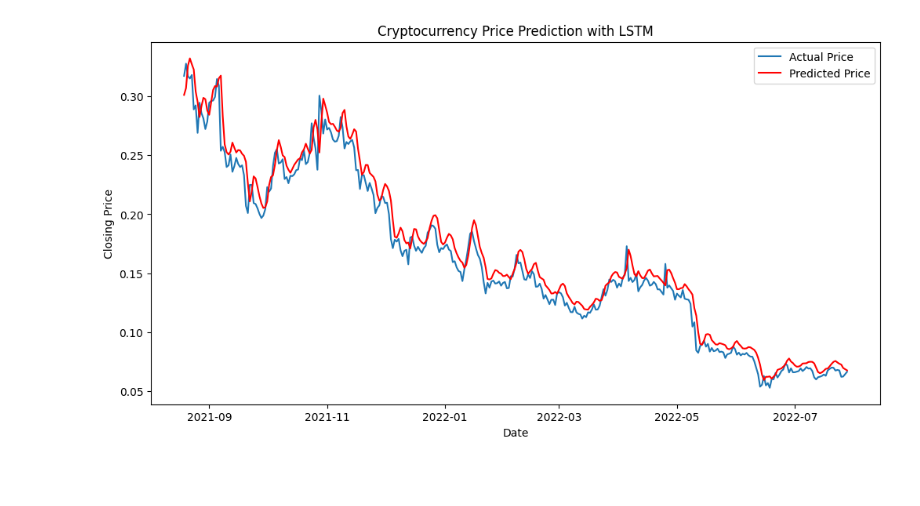
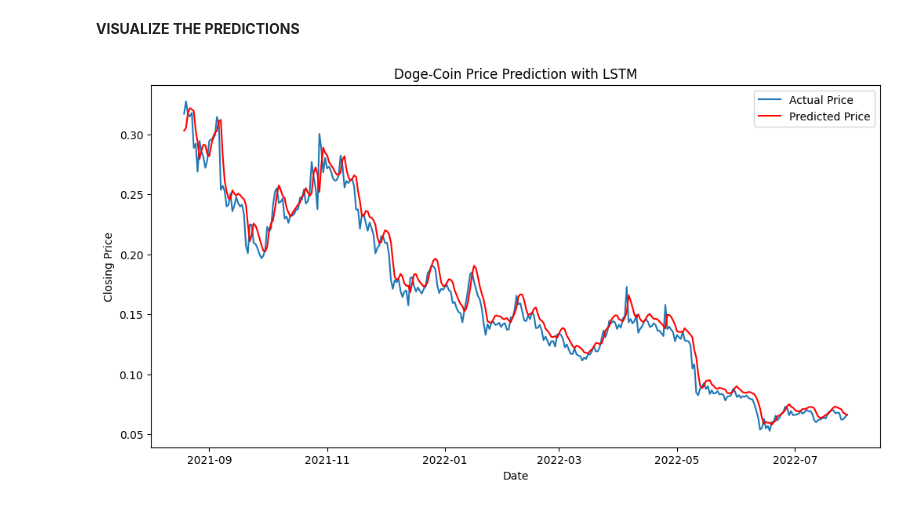
Before and after one commit to qckhxnh/Doge-Coin-Price-Prediction, a Jupyter notebook: main.ipynb, the cells around one changed output. Drawn from its saved outputs; the diff is of its cells as text; code cells hidden in the pictures; blank space fills up the shorter version.

```diff
--- a/main.ipynb
+++ b/main.ipynb
@@ -61,10 +68,6 @@ X_test = np.reshape(X_test, (X_test.shape[0], X_test.shape[1], 1))
 # %%
-# Build the LSTM model
 model = Sequential()
 model.add(LSTM(units=50, input_shape=(X_train.shape[1], 1)))
 model.add(Dense(units=1))
 model.compile(optimizer='adam', loss='mean_squared_error')
-
-# Train the model
-model.fit(X_train, y_train, epochs=50, batch_size=32)
 # %% [output]
@@ -88,0 +79,2 @@ Epoch 50/50
+# %%
+model.fit(X_train, y_train, epochs=50, batch_size=64)
@@ -100,12 +114,13 @@ Mean Squared Error: 0.0001601997801211116
+# %% [markdown]
+**VISUALIZE THE PREDICTIONS**
 # %%
-# Visualize the predictions
 plt.figure(figsize=(12, 6))
 plt.plot(df.index[train_size + look_back:], df['Close'].iloc[train_size + look_back:], label='Actual Price')
 plt.plot(df.index[train_size + look_back:], predictions, label='Predicted Price', color='red')
-plt.title('Cryptocurrency Price Prediction with LSTM')
+plt.title('Doge-Coin Price Prediction with LSTM')
 plt.xlabel('Date')
 plt.ylabel('Closing Price')
 plt.legend()
 plt.show()
 # %% [output]
-[figure, old version]
+[figure, new version]
```
Also changed, not shown: parts of 23 cells of this notebook.
